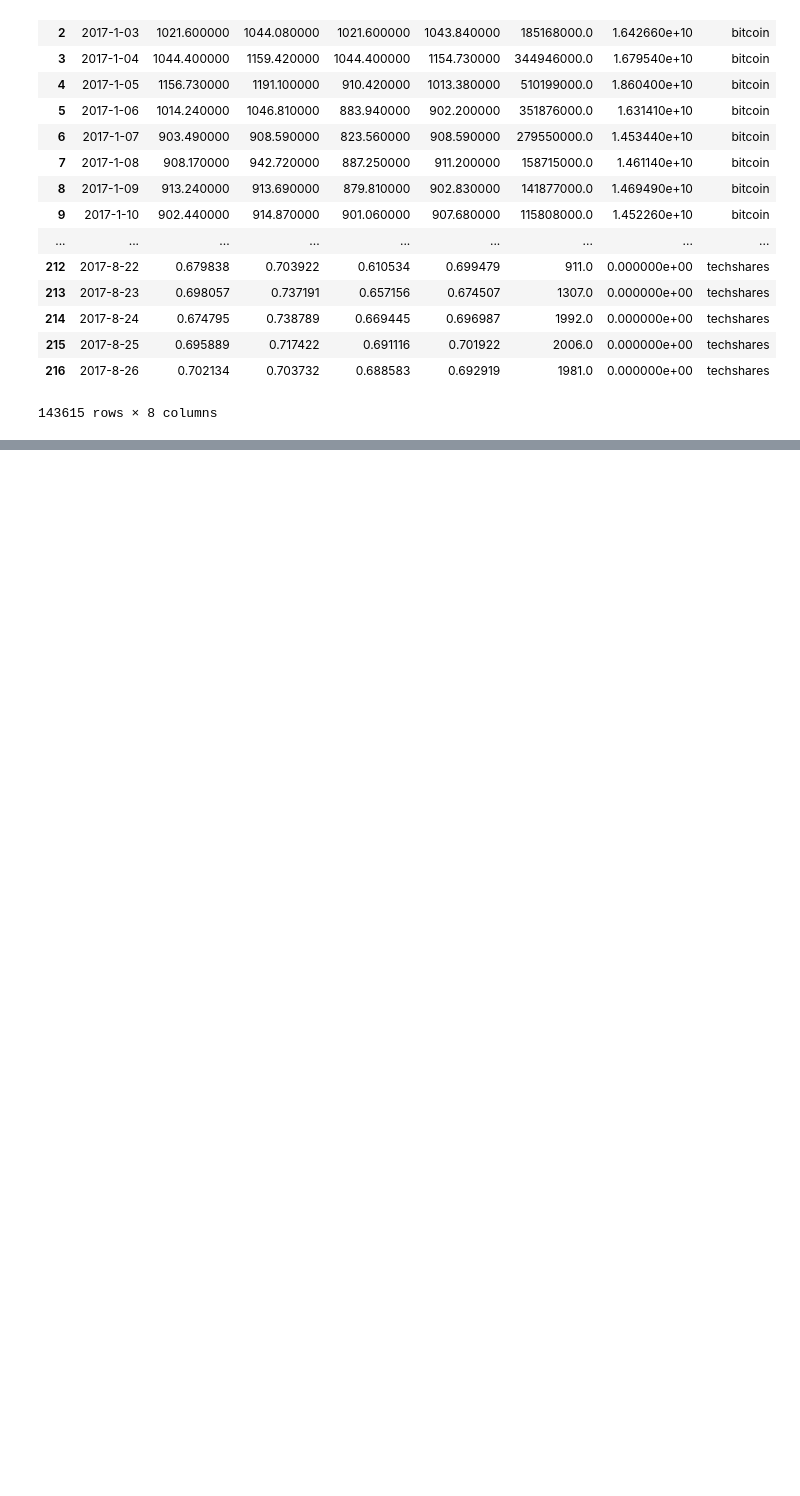
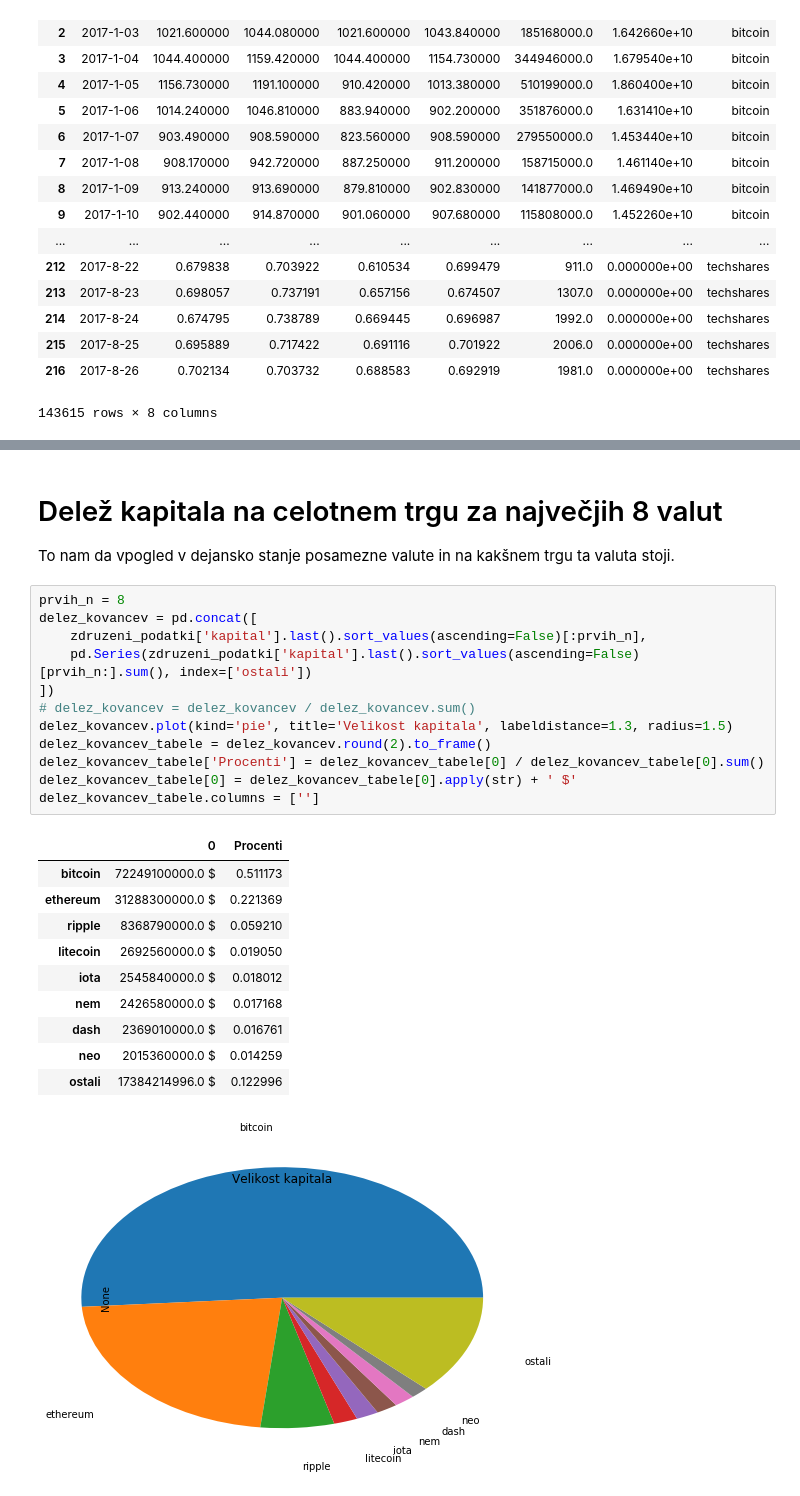
Before and after one commit to marusalekse/projekt-p1-kriptovalute, a Jupyter notebook: Analiza Kriptovalut.ipynb, the cells around one changed output, grey strips where cells are left out. Saved outputs shown, nothing was run; the diff lists cells and outputs as text; blank space fills up the shorter version.

```diff
--- a/Analiza Kriptovalut.ipynb
+++ b/Analiza Kriptovalut.ipynb
@@ -68,0 +55,27 @@ for ime, k in kovanci[kovanci['kovanec'].isin(najvrednejsi_kovanci.index)].group
+# %% [markdown]
+# Delež kapitala na celotnem trgu za največjih 8 valut
+To nam da vpogled v dejansko stanje posamezne valute in na kakšnem trgu ta valuta stoji.
+# %%
+prvih_n = 8
+delez_kovancev = pd.concat([
+    zdruzeni_podatki['kapital'].last().sort_values(ascending=False)[:prvih_n],
+    pd.Series(zdruzeni_podatki['kapital'].last().sort_values(ascending=False)[prvih_n:].sum(), index=['ostali'])
+])
+# delez_kovancev = delez_kovancev / delez_kovancev.sum()
+delez_kovancev.plot(kind='pie', title='Velikost kapitala', labeldistance=1.3, radius=1.5)
+delez_kovancev_tabele = delez_kovancev.round(2).to_frame()
+delez_kovancev_tabele['Procenti'] = delez_kovancev_tabele[0] / delez_kovancev_tabele[0].sum()
+delez_kovancev_tabele[0] = delez_kovancev_tabele[0].apply(str) + ' $'
+delez_kovancev_tabele.columns = ['']
+# %% [output]
+|  | 0 | Procenti |
+| bitcoin | 72249100000.0 $ | 0.511173 |
+| ethereum | 31288300000.0 $ | 0.221369 |
+| ripple | 8368790000.0 $ | 0.059210 |
+| litecoin | 2692560000.0 $ | 0.019050 |
+| iota | 2545840000.0 $ | 0.018012 |
+| nem | 2426580000.0 $ | 0.017168 |
+| dash | 2369010000.0 $ | 0.016761 |
+| neo | 2015360000.0 $ | 0.014259 |
+| ostali | 17384214996.0 $ | 0.122996 |
+[figure, added]
```
Also changed, not shown: parts of 8 cells of this notebook, 33 other files.
